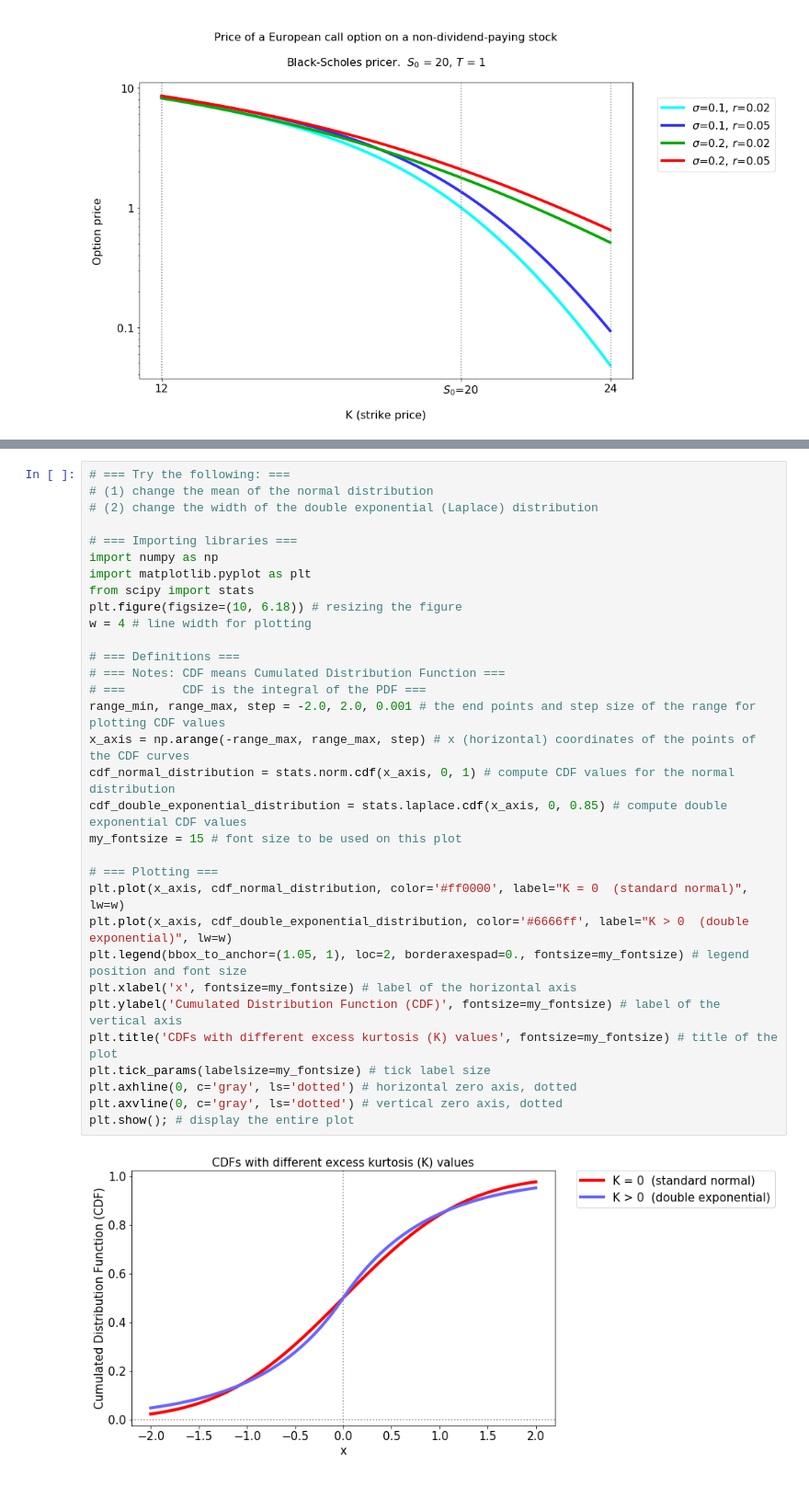
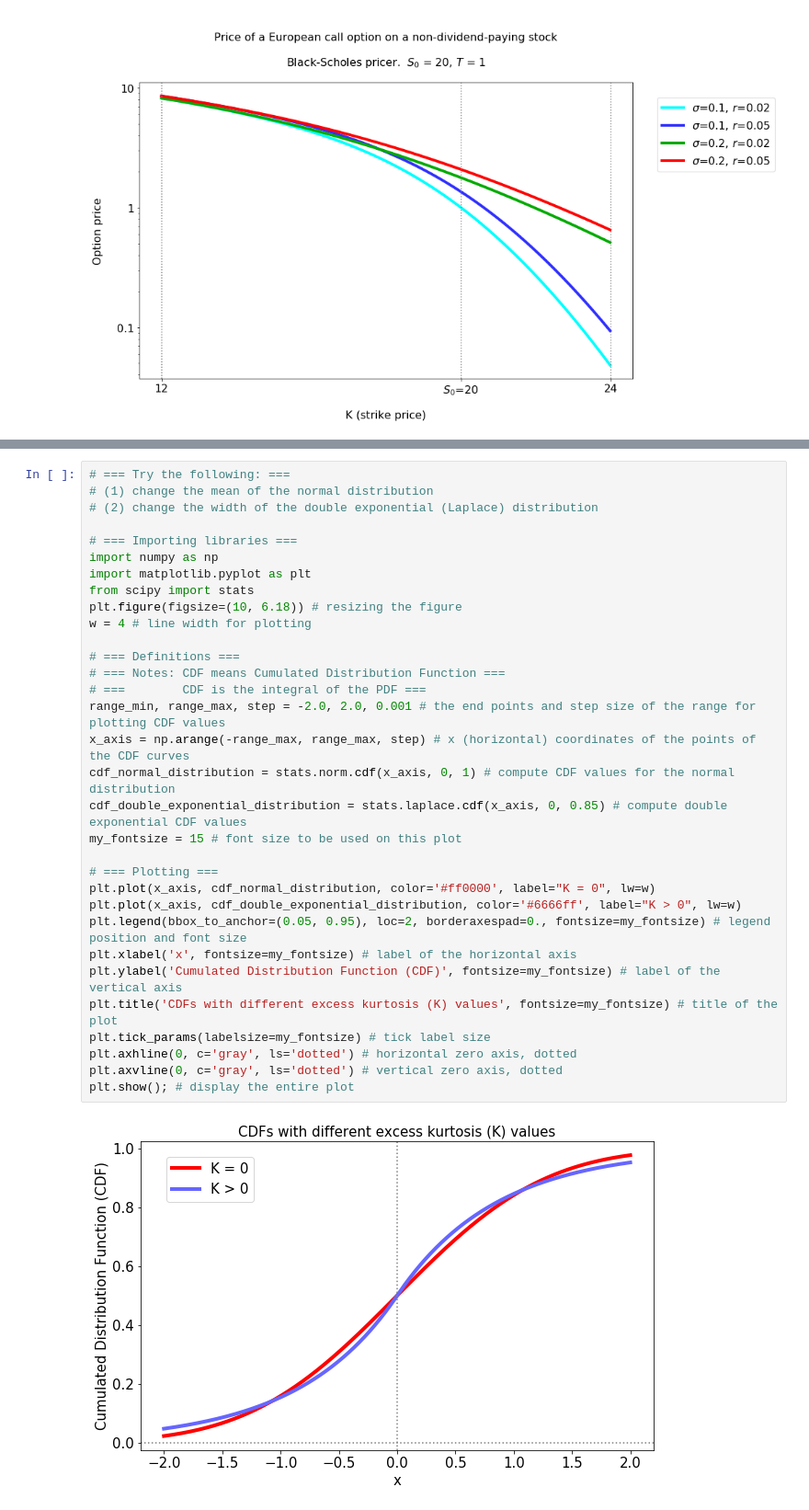
Before and after one commit to siaen/python_finance_course, a Jupyter notebook: notebooks/Black-Scholes.ipynb, the cells around one changed output, grey strips where cells are left out. Shown at 92% size. Drawn from its saved outputs; the diff is of its cells as text.

```diff
--- a/notebooks/Black-Scholes.ipynb
+++ b/notebooks/Black-Scholes.ipynb
@@ -560,34 +674,34 @@ As an example, compare the cumulated distribution function (cdf) of the normal d
 # %%
 # === Try the following: ===
 # (1) change the mean of the normal distribution
 # (2) change the width of the double exponential (Laplace) distribution
 
 # === Importing libraries ===
 import numpy as np
 import matplotlib.pyplot as plt
 from scipy import stats
 plt.figure(figsize=(10, 6.18)) # resizing the figure
 w = 4 # line width for plotting
 
 # === Definitions ===
 # === Notes: CDF means Cumulated Distribution Function ===
 # ===        CDF is the integral of the PDF ===
 range_min, range_max, step = -2.0, 2.0, 0.001 # the end points and step size of the range for plotting CDF values
 x_axis = np.arange(-range_max, range_max, step) # x (horizontal) coordinates of the points of the CDF curves
 cdf_normal_distribution = stats.norm.cdf(x_axis, 0, 1) # compute CDF values for the normal distribution
 cdf_double_exponential_distribution = stats.laplace.cdf(x_axis, 0, 0.85) # compute double exponential CDF values
 my_fontsize = 15 # font size to be used on this plot
 
 # === Plotting ===
-plt.plot(x_axis, cdf_normal_distribution, color='#ff0000', label="K = 0  (standard normal)", lw=w)
-plt.plot(x_axis, cdf_double_exponential_distribution, color='#6666ff', label="K > 0  (double exponential)", lw=w)
-plt.legend(bbox_to_anchor=(1.05, 1), loc=2, borderaxespad=0., fontsize=my_fontsize) # legend position and font size
+plt.plot(x_axis, cdf_normal_distribution, color='#ff0000', label="K = 0", lw=w)
+plt.plot(x_axis, cdf_double_exponential_distribution, color='#6666ff', label="K > 0", lw=w)
+plt.legend(bbox_to_anchor=(0.05, 0.95), loc=2, borderaxespad=0., fontsize=my_fontsize) # legend position and font size
 plt.xlabel('x', fontsize=my_fontsize) # label of the horizontal axis
 plt.ylabel('Cumulated Distribution Function (CDF)', fontsize=my_fontsize) # label of the vertical axis
 plt.title('CDFs with different excess kurtosis (K) values', fontsize=my_fontsize) # title of the plot
 plt.tick_params(labelsize=my_fontsize) # tick label size
 plt.axhline(0, c='gray', ls='dotted') # horizontal zero axis, dotted
 plt.axvline(0, c='gray', ls='dotted') # vertical zero axis, dotted
 plt.show(); # display the entire plot
 # %% [output]
-[figure, old version]
+[figure, new version]
```
Also changed, not shown: parts of 12 cells of this notebook, 4 other files.
